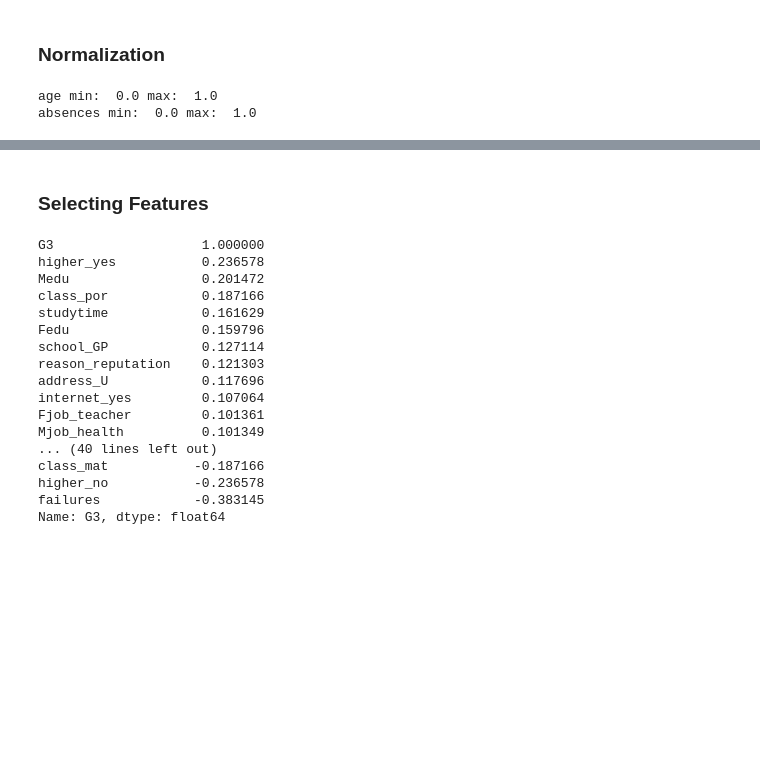
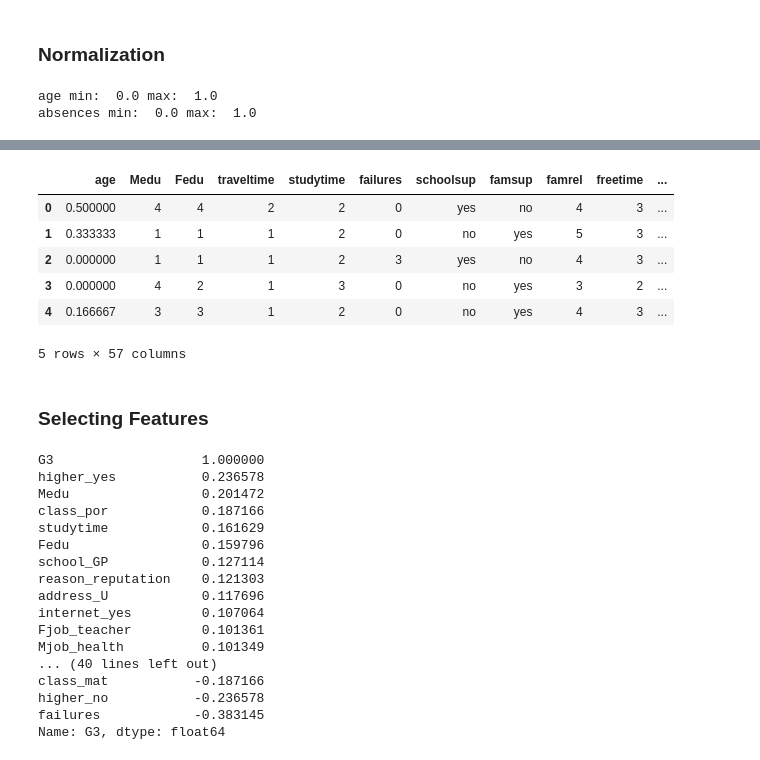
Before and after one commit to razatsutradhar/DS_exam_evaluation, a Jupyter notebook: data/final_project_data.ipynb, the cells around one changed output, grey strips where cells are left out. Drawn from its saved outputs; the diff is of its cells as text; code cells hidden in the pictures; blank space fills up the shorter version.

Commit message:
changed to head from tabulate

```diff
--- a/data/final_project_data.ipynb
+++ b/data/final_project_data.ipynb
@@ -313,3 +293,13 @@ print(tabulate(one_hot_encoded_data[0:20], headers = "keys", tablefmt='fancy_gri
+# %%
+one_hot_encoded_data.head()
+# %% [output]
+|  | age | Medu | Fedu | traveltime | studytime | failures | schoolsup | famsup | famrel | freetime | ... |
+| 0 | 0.500000 | 4 | 4 | 2 | 2 | 0 | yes | no | 4 | 3 | ... |
+| 1 | 0.333333 | 1 | 1 | 1 | 2 | 0 | no | yes | 5 | 3 | ... |
+| 2 | 0.000000 | 1 | 1 | 1 | 2 | 3 | yes | no | 4 | 3 | ... |
+| 3 | 0.000000 | 4 | 2 | 1 | 3 | 0 | no | yes | 3 | 2 | ... |
+| 4 | 0.166667 | 3 | 3 | 1 | 2 | 0 | no | yes | 4 | 3 | ... |
+5 rows × 57 columns
 # %% [markdown]
 ### Selecting Features
 # %%
```
Also changed, not shown: parts of 2 cells of this notebook.
